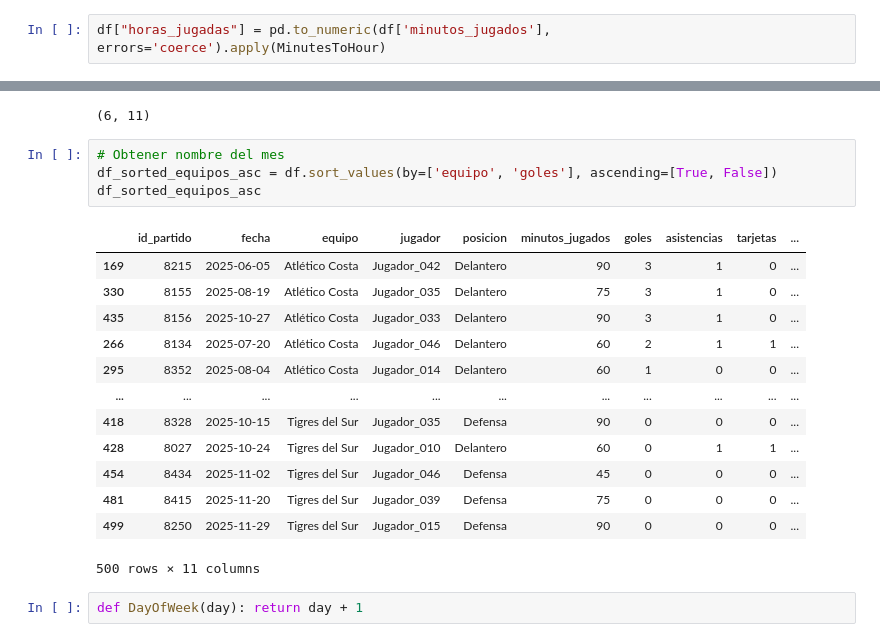
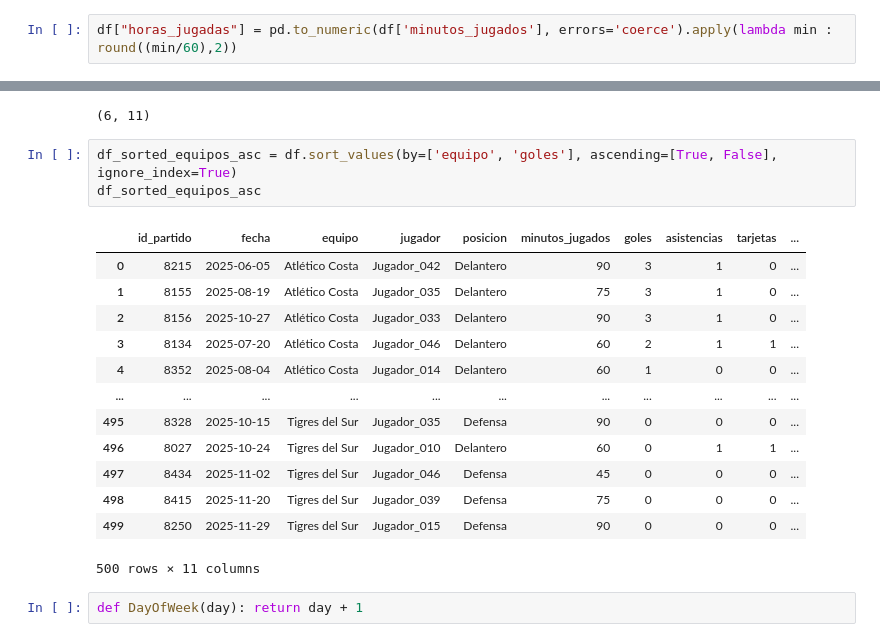
Before and after one commit to elliotAldersom/Blue_Lock_SQL_Project, a Jupyter notebook: python/yoshio/Deportes_Examen.ipynb, the cells around one changed output, grey strips where cells are left out. Drawn from its saved outputs; the diff is of its cells as text.

Commit message:
Agregando el resultado de Equipos_Examen.xlsx

```diff
--- a/python/yoshio/Deportes_Examen.ipynb
+++ b/python/yoshio/Deportes_Examen.ipynb
@@ -90,5 +87,5 @@ def MinutesToHour(minutes):
 # %%
-df["horas_jugadas"] = pd.to_numeric(df['minutos_jugados'], errors='coerce').apply(MinutesToHour)
+df["horas_jugadas"] = pd.to_numeric(df['minutos_jugados'], errors='coerce').apply(lambda min : round((min/60),2))
 # %%
 df.head()
 # %% [output]
@@ -170,21 +167,20 @@ df_drop_duplicated_equipos.shape
 # %% [output]
 (6, 11)
 # %%
-# Obtener nombre del mes
-df_sorted_equipos_asc = df.sort_values(by=['equipo', 'goles'], ascending=[True, False])
+df_sorted_equipos_asc = df.sort_values(by=['equipo', 'goles'], ascending=[True, False], ignore_index=True)
 df_sorted_equipos_asc
 # %% [output]
 |  | id_partido | fecha | equipo | jugador | posicion | minutos_jugados | goles | asistencias | tarjetas | ... |
-| 169 | 8215 | 2025-06-05 | Atlético Costa | Jugador_042 | Delantero | 90 | 3 | 1 | 0 | ... |
-| 330 | 8155 | 2025-08-19 | Atlético Costa | Jugador_035 | Delantero | 75 | 3 | 1 | 0 | ... |
-| 435 | 8156 | 2025-10-27 | Atlético Costa | Jugador_033 | Delantero | 90 | 3 | 1 | 0 | ... |
-| 266 | 8134 | 2025-07-20 | Atlético Costa | Jugador_046 | Delantero | 60 | 2 | 1 | 1 | ... |
-| 295 | 8352 | 2025-08-04 | Atlético Costa | Jugador_014 | Delantero | 60 | 1 | 0 | 0 | ... |
+| 0 | 8215 | 2025-06-05 | Atlético Costa | Jugador_042 | Delantero | 90 | 3 | 1 | 0 | ... |
+| 1 | 8155 | 2025-08-19 | Atlético Costa | Jugador_035 | Delantero | 75 | 3 | 1 | 0 | ... |
+| 2 | 8156 | 2025-10-27 | Atlético Costa | Jugador_033 | Delantero | 90 | 3 | 1 | 0 | ... |
+| 3 | 8134 | 2025-07-20 | Atlético Costa | Jugador_046 | Delantero | 60 | 2 | 1 | 1 | ... |
+| 4 | 8352 | 2025-08-04 | Atlético Costa | Jugador_014 | Delantero | 60 | 1 | 0 | 0 | ... |
 | ... | ... | ... | ... | ... | ... | ... | ... | ... | ... | ... |
-| 418 | 8328 | 2025-10-15 | Tigres del Sur | Jugador_035 | Defensa | 90 | 0 | 0 | 0 | ... |
-| 428 | 8027 | 2025-10-24 | Tigres del Sur | Jugador_010 | Delantero | 60 | 0 | 1 | 1 | ... |
-| 454 | 8434 | 2025-11-02 | Tigres del Sur | Jugador_046 | Defensa | 45 | 0 | 0 | 0 | ... |
-| 481 | 8415 | 2025-11-20 | Tigres del Sur | Jugador_039 | Defensa | 75 | 0 | 0 | 0 | ... |
+| 495 | 8328 | 2025-10-15 | Tigres del Sur | Jugador_035 | Defensa | 90 | 0 | 0 | 0 | ... |
+| 496 | 8027 | 2025-10-24 | Tigres del Sur | Jugador_010 | Delantero | 60 | 0 | 1 | 1 | ... |
+| 497 | 8434 | 2025-11-02 | Tigres del Sur | Jugador_046 | Defensa | 45 | 0 | 0 | 0 | ... |
+| 498 | 8415 | 2025-11-20 | Tigres del Sur | Jugador_039 | Defensa | 75 | 0 | 0 | 0 | ... |
 | 499 | 8250 | 2025-11-29 | Tigres del Sur | Jugador_015 | Defensa | 90 | 0 | 0 | 0 | ... |
 500 rows × 11 columns
 # %%
```
Also changed, not shown: parts of 10 cells of this notebook, 5 other files.
